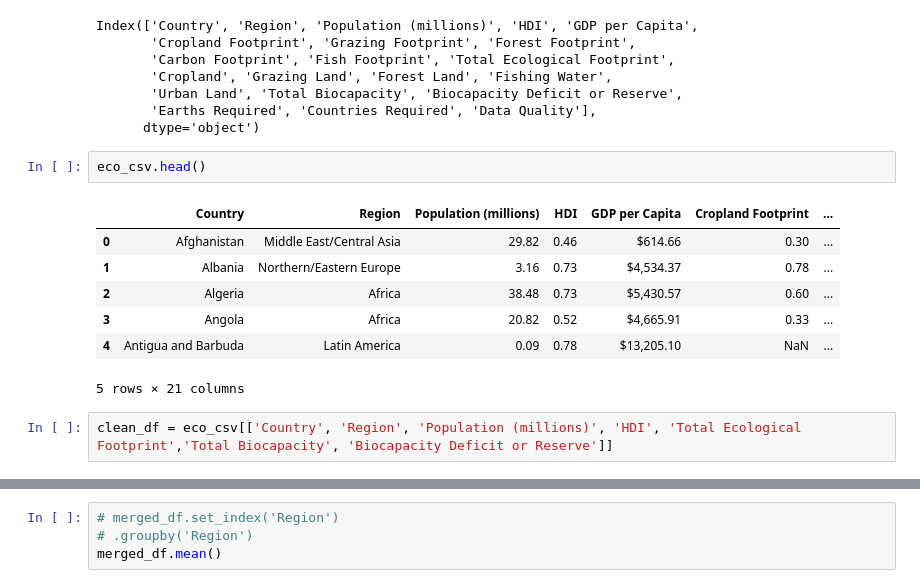
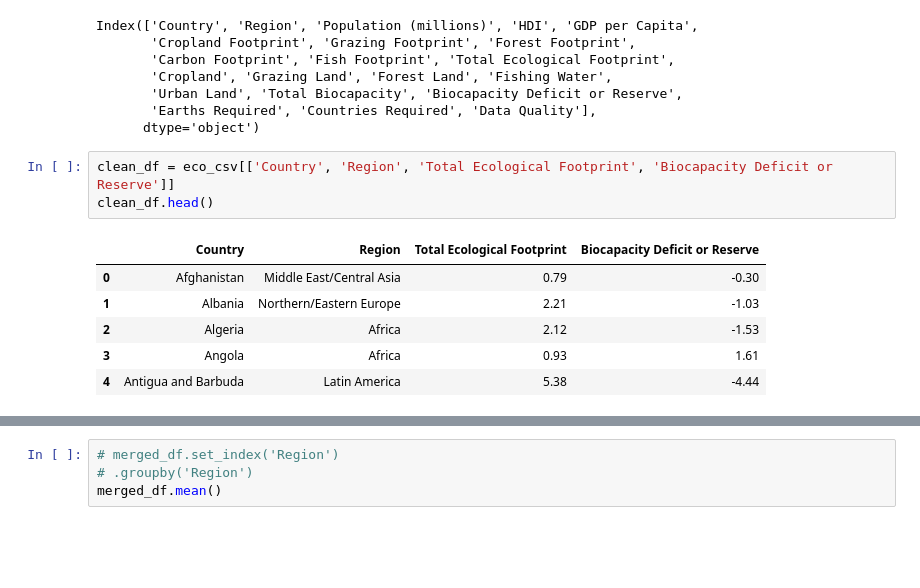
Before and after one commit to limbz-sami/Eco_footprint, a Jupyter notebook: Alexis Explore.ipynb, the cells around one changed output, grey strips where cells are left out. Cells and saved outputs as stored; diff of their text form; blank space fills up the shorter version.

```diff
--- a/Alexis Explore.ipynb
+++ b/Alexis Explore.ipynb
@@ -17,18 +26,16 @@ Index(['Country', 'Region', 'Population (millions)', 'HDI', 'GDP per Capita',
        'Urban Land', 'Total Biocapacity', 'Biocapacity Deficit or Reserve',
        'Earths Required', 'Countries Required', 'Data Quality'],
       dtype='object')
-# %%
-eco_csv.head()
-# %% [output]
-|  | Country | Region | Population (millions) | HDI | GDP per Capita | Cropland Footprint | ... |
-| 0 | Afghanistan | Middle East/Central Asia | 29.82 | 0.46 | $614.66 | 0.30 | ... |
-| 1 | Albania | Northern/Eastern Europe | 3.16 | 0.73 | $4,534.37 | 0.78 | ... |
-| 2 | Algeria | Africa | 38.48 | 0.73 | $5,430.57 | 0.60 | ... |
-| 3 | Angola | Africa | 20.82 | 0.52 | $4,665.91 | 0.33 | ... |
-| 4 | Antigua and Barbuda | Latin America | 0.09 | 0.78 | $13,205.10 | NaN | ... |
-5 rows × 21 columns
 # %%
-clean_df = eco_csv[['Country', 'Region', 'Population (millions)', 'HDI', 'Total Ecological Footprint','Total Biocapacity', 'Biocapacity Deficit or Reserve']]
+clean_df = eco_csv[['Country', 'Region', 'Total Ecological Footprint', 'Biocapacity Deficit or Reserve']]
+clean_df.head()
+# %% [output]
+|  | Country | Region | Total Ecological Footprint | Biocapacity Deficit or Reserve |
+| 0 | Afghanistan | Middle East/Central Asia | 0.79 | -0.30 |
+| 1 | Albania | Northern/Eastern Europe | 2.21 | -1.03 |
+| 2 | Algeria | Africa | 2.12 | -1.53 |
+| 3 | Angola | Africa | 0.93 | 1.61 |
+| 4 | Antigua and Barbuda | Latin America | 5.38 | -4.44 |
 # %%
 # convert GDP per Capita to float
 gdp_df = eco_csv[eco_csv.columns[4]].replace('[\$,]', '', regex=True).astype(float)
```
Also changed, not shown: parts of 9 cells of this notebook.
